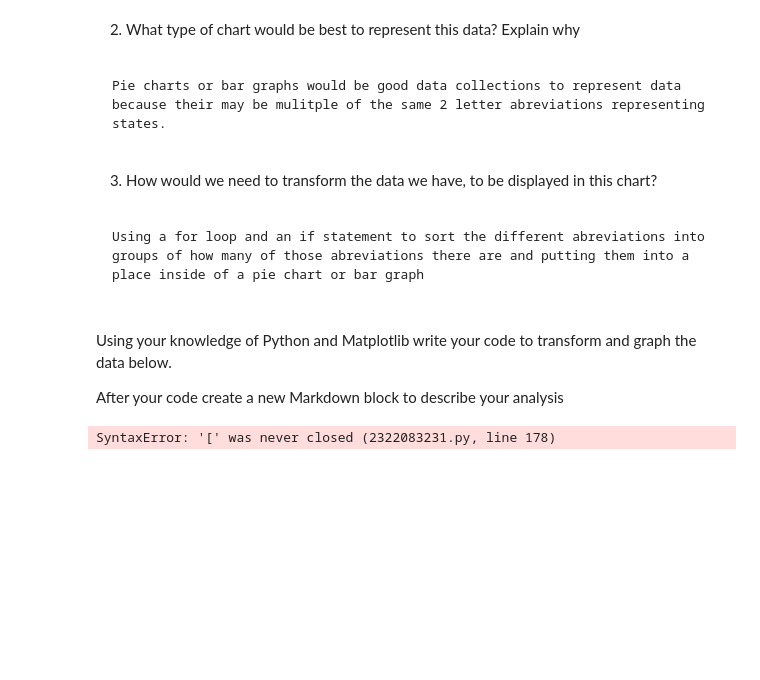
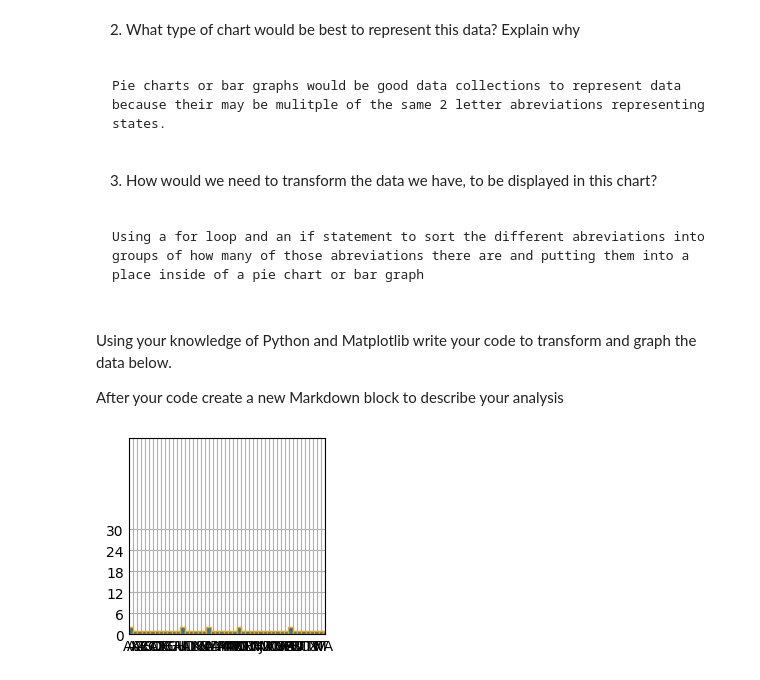
Before and after one commit to ghYeet42/unit-2-data-sci, a Jupyter notebook: file_operations.ipynb, the cells around one changed output. Drawn from its saved outputs; the diff is of its cells as text; code cells hidden in the pictures; blank space fills up the shorter version.

```diff
--- a/file_operations.ipynb
+++ b/file_operations.ipynb
@@ -56,6 +56,11 @@ Using your knowledge of Python and Matplotlib write your code to transform and g
 
 After your code create a new Markdown block to describe your analysis
 # %%
+import matplotlib.pyplot as plt
+from matplotlib import numpy as np
+
+
+
 #loop to print the stuff in the text file
 
 AL = 0
@@ -78,6 +83,7 @@ IL = 0
 IN = 0
 KS = 0
 KA = 0
+KY = 0
 LA = 0
 MA = 0
 MD = 0
@@ -209,62 +215,51 @@ for item in listuh:
     elif item == "SC\n":
         SC +=1
     elif item == "SD\n":
         SD +=1
     elif item == "TN\n":
         TN+=1
     elif item == "TX\n":
         TX+=1
     elif item == "TT\n":
         TT+=1
     elif item == "UT\n":
         UT +=1
     elif item == "VI\n":
         VI +=1
     elif item == "VT\n":
         VT +=1
     elif item == "WA\n":
         WA +=1
     elif item == "WV\n":
         WV +=1
     elif item == "WI\n":
         WI+=1
     elif item == "WY\n":
         WY+=1
     elif item == "KY\n":
         KY+=1
 
 # x value for all states
-x = ["AL", "AK", "AZ", "AR", "AS", "CA", "CO", "CT", "DE", "DC", "FL", "GA", "GU", "HI", "IA", "ID", "IL", "IN", "KS", "KA", "LA", "MA", "MD" "ME", "MI", "MN", "MS", "MO", "MT", "NE", "NV", "KY", "NH", "NJ", "NM", "NY", "NC", "ND" "NP
-OH
-OK
-OR
-PA
-PR
-RI
-SC
-SD
-TN TX TT UT VT VA VI WA WV WI WY"]
-NP
-OH
-OK
-OR
-PA
-PR
-RI
-SC
-SD
-TN
-TX
-TT
-UT
-VT
-VA
-VI
-WA
-WV
-WI
-WY
+x = ["AL", "AK", "AZ", "AR", "AS", "CA", "CO", "CT", "DE", "DC", "FL", "GA", "GU", "HI", "IA", "ID", "IL", "IN", "KS", "KA", "KY", "LA", "MA", "MD" "ME", "MI", "MN", "MS", "MO", "MT", "NE", "NV", "KY", "NH", "NJ", "NM", "NY", "NC", "ND" "NP", "OH", "OK", "OR", "PA", "PR", "RI", "SC", "SD" "TN", "TX", "TT", "UT", "VT", "VA", "VI", "WA", "WV", "WI", "WY"]
 
-#y value for all states
+
+#y how many times each state appears
+y = [0, 50, 100, 150, 200, 250, 300]
+
+
+
+plt.style.use('_mpl-gallery')
+
+# plot:
+fig, ax = plt.subplots()
+
+ax.hist(x, bins=50, linewidth=1, edgecolor="orange")
+
+ax.set(xlim=(0, 8), xticks=np.arange(1, 50),
+       ylim=(0, 56), yticks=np.linspace(0, 30, 6))
+
+plt.rcParams["figure.figsize"] = (20, 15)
+
+plt.show()
 # %% [output]
-SyntaxError: '[' was never closed (2322083231.py, line 178)
+[figure, added]
```
